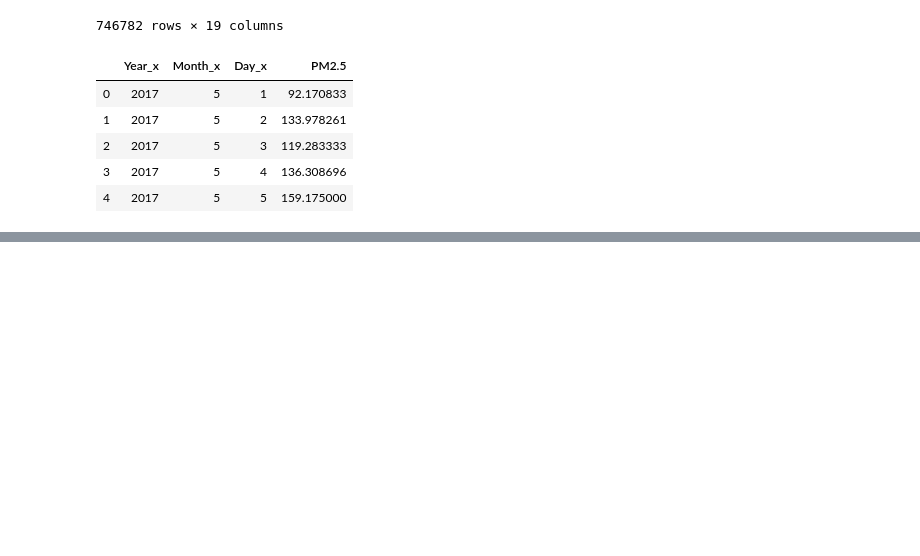
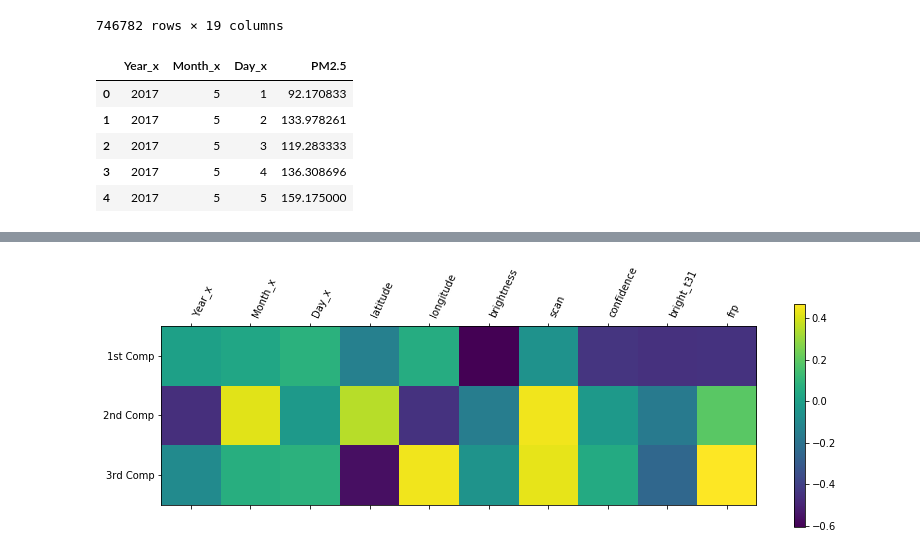
Before and after one commit to Meetanshi18/crop-burning-analysis, a Jupyter notebook: codes/DelhiPollutionPm2.5.ipynb, the cells around one changed output, grey strips where cells are left out. Cells and saved outputs as stored; diff of their text form; code cells hidden in the pictures; blank space fills up the shorter version.

Commit message:
pca applied

```diff
--- a/codes/DelhiPollutionPm2.5.ipynb
+++ b/codes/DelhiPollutionPm2.5.ipynb
@@ -160,0 +159,2 @@ combined_data.head()
+# %%
+features = list(['Year_x', 'Month_x', 'Day_x', 'latitude', 'longitude', 'brightness', 'scan', 'confidence', 'bright_t31', 'frp'])
@@ -160,0 +189,6 @@ combined_data.head()
+# %%
+scaler=StandardScaler()#instantiate
+scaler.fit(combined_data) # compute the mean and standard which will be used in the next command
+X_scaled=scaler.transform(combined_data)# fit and transform can be applied together and I leave that for simple exercise
+# we can check the minimum and maximum of the scaled features which we expect to be 0 and 1
+print("after scaling minimum", X_scaled.min(axis=0))
@@ -160,0 +200,6 @@ combined_data.head()
+# %%
+pca = PCA(n_components=3)
+pca.fit(X_scaled)
+X_pca=pca.transform(X_scaled)
+#let's check the shape of X_pca array
+print("shape of X_pca", X_pca.shape)
@@ -161,2 +234,11 @@ combined_data.head()
+# %%
+plt.matshow(pca.components_,cmap='viridis')
+plt.yticks([0,1,2],['1st Comp','2nd Comp','3rd Comp'],fontsize=10)
+plt.colorbar()
+plt.xticks(11,features,rotation=65, ha="left")
+plt.tight_layout()
+plt.show()
+# %% [output]
+[figure, added]
 # %%
 from apyori import apriori
```
Also changed, not shown: parts of 19 cells of this notebook.
